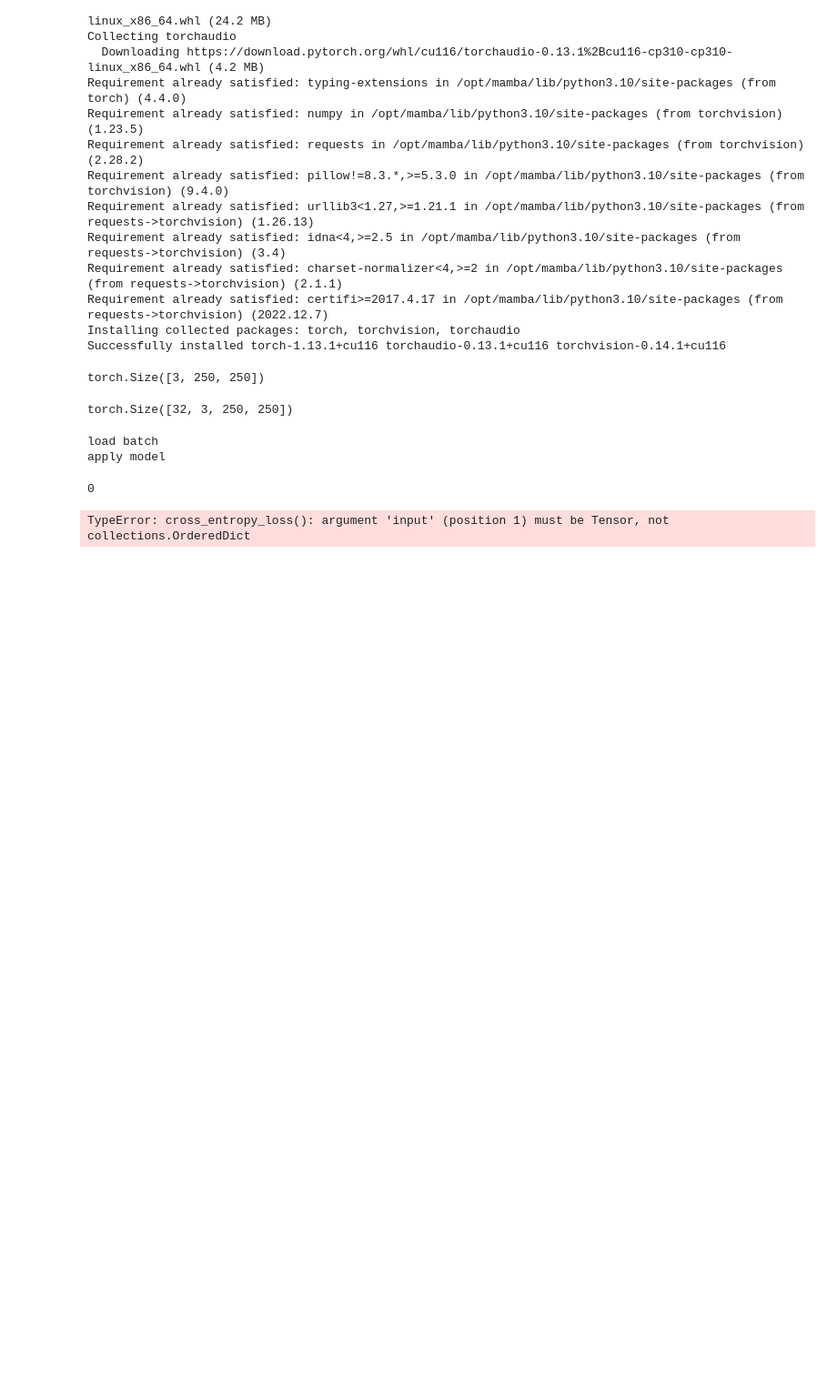
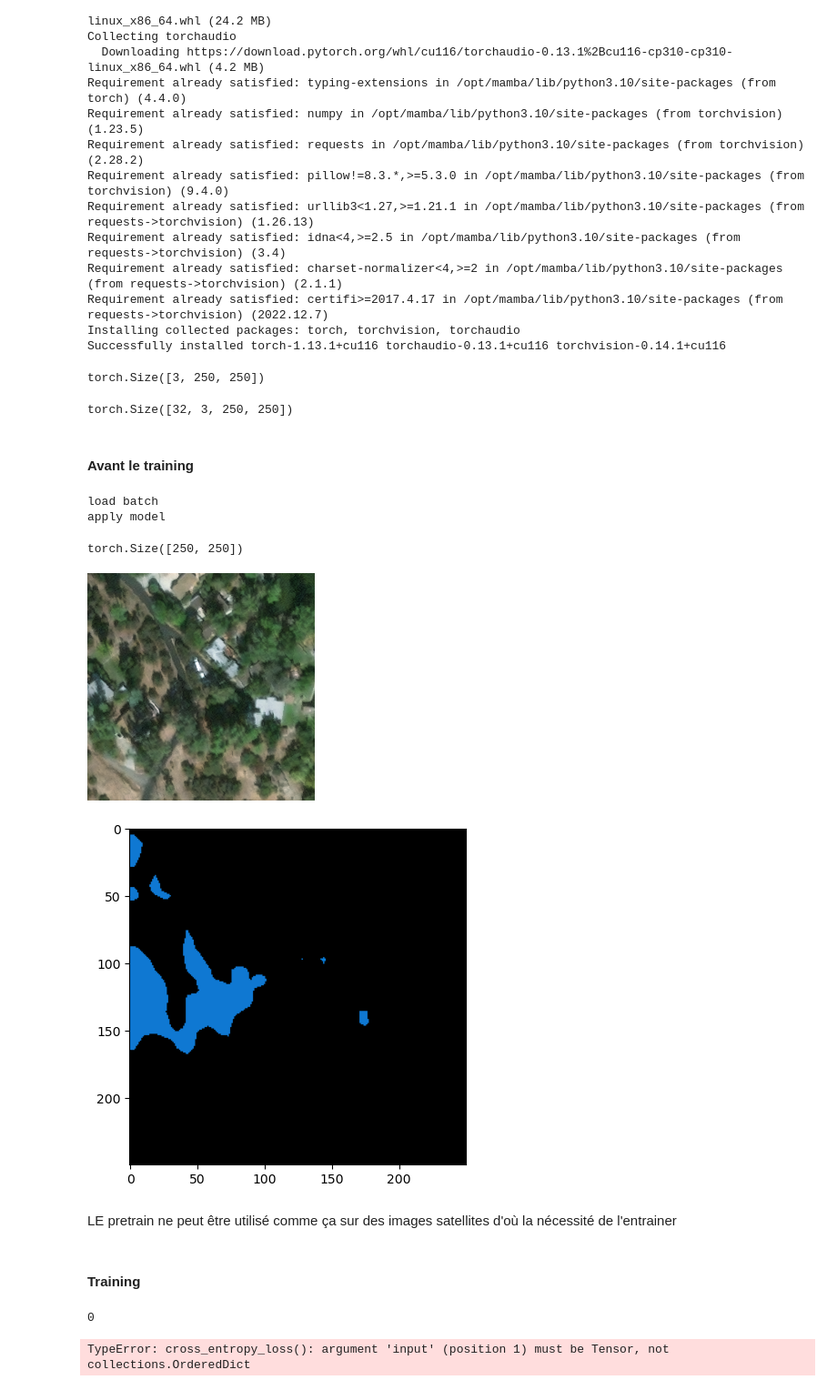
Before and after one commit to InseeFrLab/detection-habitat-spontane, a Jupyter notebook: used_labelled_data.ipynb, the cells around one changed output. Shown at 91% size. Drawn from its saved outputs; the diff is of its cells as text; code cells hidden in the pictures; blank space fills up the shorter version.

Commit message:
test modele segmentation pretrained

```diff
--- a/used_labelled_data.ipynb
+++ b/used_labelled_data.ipynb
@@ -148,6 +148,7 @@ Successfully installed torch-1.13.1+cu116 torchaudio-0.13.1+cu116 torchvision-0.
 
             img = img.crop((left,top,right,bottom))
             img = img.convert("RGB")
+            img_pil = img
 
         with Image.open(self.mask_paths[idx]) as masque :
             masque = masque.crop((left,top,right,bottom))
@@ -159,7 +160,7 @@ Successfully installed torch-1.13.1+cu116 torchaudio-0.13.1+cu116 torchvision-0.
 
         ID = str(self.image_paths[idx])
 
-        return {"image": img, "masque" : masque, "id" : ID}
+        return {"image": img, "masque" : masque,"image_pillow": np.array(img_pil) , "id" : ID}
 
     def __len__(self):
         return len(self.mask_paths)
@@ -191,6 +192,8 @@ torch.Size([32, 3, 250, 250])
 # %%
 # Load the pretrained model
 model = torchvision.models.segmentation.deeplabv3_resnet101(pretrained=True) # 233 Mega
+# %% [markdown]
+#### Avant le training
 # %%
 loss_fn = torch.nn.CrossEntropyLoss()
 
@@ -212,6 +210,32 @@ optimizer.step()
 # %% [output]
 load batch
 apply model
+# %%
+output_predictions.shape
+# %% [output]
+torch.Size([250, 250])
+# %%
+indice_dans_batch = 20
+output_predictions = outputs.argmax(1)[indice_dans_batch]
+palette = torch.tensor([2 ** 25 - 1, 2 ** 15 - 1, 2 ** 21 - 1])
+colors = torch.as_tensor([i for i in range(21)])[:, None] * palette
+colors = (colors % 255).numpy().astype("uint8")
+
+# plot the semantic segmentation predictions of 21 classes in each color
+r = Image.fromarray(output_predictions.byte().cpu().numpy())
+r.putpalette(colors)
+
+import matplotlib.pyplot as plt
+plt.imshow(r)
+
+Image.fromarray(np.array(data["image_pillow"][indice_dans_batch]))
+# %% [output]
+[figure, added]
+[figure, added]
+# %% [markdown]
+LE pretrain ne peut être utilisé comme ça sur des images satellites d'où la nécessité de l'entrainer
+# %% [markdown]
+#### Training
 # %%
 # autre idée : pour un batch donné
 loss_fn = torch.nn.CrossEntropyLoss()
```
Also changed, not shown: parts of 2 cells of this notebook.
